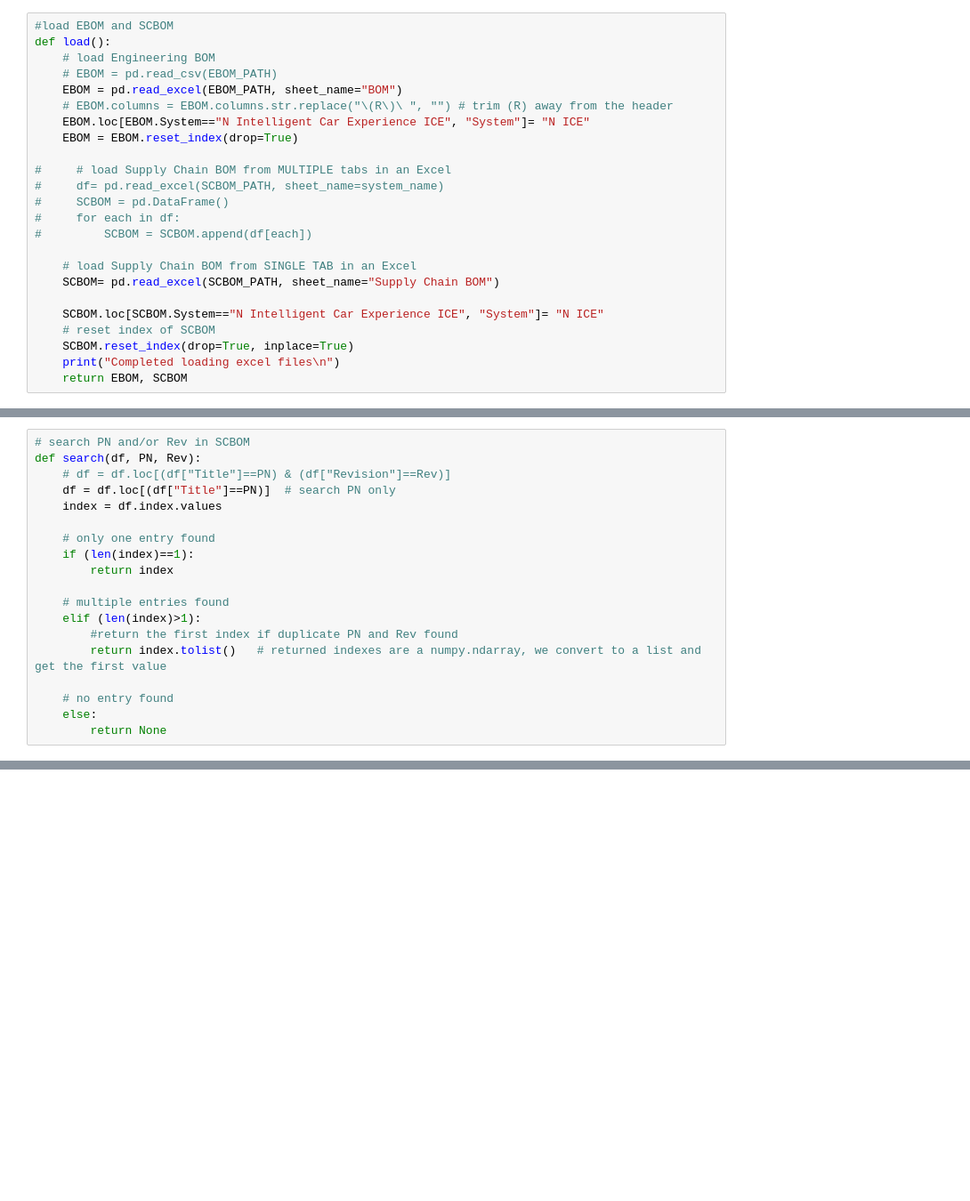
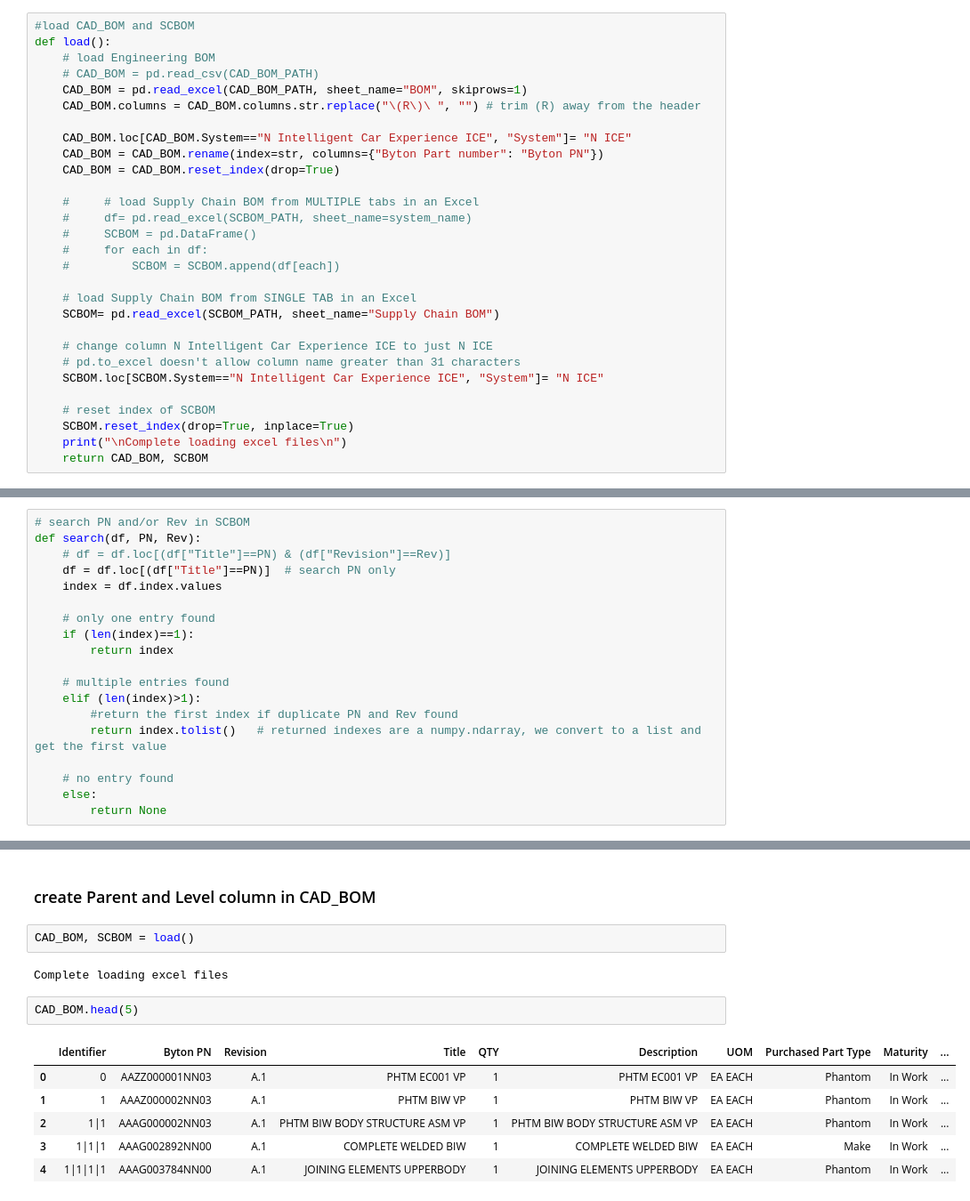
Before and after one commit to workingyifei/BOM_tool, a Jupyter notebook: update SCBOM.ipynb, the cells around one changed output, grey strips where cells are left out. Shown: that part at 89% size. Saved outputs shown, nothing was run; the diff lists cells and outputs as text; blank space fills up the shorter version.

```diff
--- a/update SCBOM.ipynb
+++ b/update SCBOM.ipynb
@@ -27,24 +10,29 @@ system_name = ["A BIW", "B Closures", "C Exterior", "D Interior", "E Chassis", "
 # %%
-#load EBOM and SCBOM
+#load CAD_BOM and SCBOM
 def load():
     # load Engineering BOM
-    # EBOM = pd.read_csv(EBOM_PATH)
-    EBOM = pd.read_excel(EBOM_PATH, sheet_name="BOM")
-    # EBOM.columns = EBOM.columns.str.replace("\(R\)\ ", "") # trim (R) away from the header
-    EBOM.loc[EBOM.System=="N Intelligent Car Experience ICE", "System"]= "N ICE"
-    EBOM = EBOM.reset_index(drop=True)
+    # CAD_BOM = pd.read_csv(CAD_BOM_PATH)
+    CAD_BOM = pd.read_excel(CAD_BOM_PATH, sheet_name="BOM", skiprows=1)
+    CAD_BOM.columns = CAD_BOM.columns.str.replace("\(R\)\ ", "") # trim (R) away from the header
 
-#     # load Supply Chain BOM from MULTIPLE tabs in an Excel
-#     df= pd.read_excel(SCBOM_PATH, sheet_name=system_name)
-#     SCBOM = pd.DataFrame()
-#     for each in df:
-#         SCBOM = SCBOM.append(df[each])
+    CAD_BOM.loc[CAD_BOM.System=="N Intelligent Car Experience ICE", "System"]= "N ICE"
+    CAD_BOM = CAD_BOM.rename(index=str, columns={"Byton Part number": "Byton PN"})
+    CAD_BOM = CAD_BOM.reset_index(drop=True)
+
+    #     # load Supply Chain BOM from MULTIPLE tabs in an Excel
+    #     df= pd.read_excel(SCBOM_PATH, sheet_name=system_name)
+    #     SCBOM = pd.DataFrame()
+    #     for each in df:
+    #         SCBOM = SCBOM.append(df[each])
 
     # load Supply Chain BOM from SINGLE TAB in an Excel
     SCBOM= pd.read_excel(SCBOM_PATH, sheet_name="Supply Chain BOM")
 
+    # change column N Intelligent Car Experience ICE to just N ICE
+    # pd.to_excel doesn't allow column name greater than 31 characters
     SCBOM.loc[SCBOM.System=="N Intelligent Car Experience ICE", "System"]= "N ICE"
+
     # reset index of SCBOM
     SCBOM.reset_index(drop=True, inplace=True)
-    print("Completed loading excel files\n")
-    return EBOM, SCBOM
+    print("\nComplete loading excel files\n")
+    return CAD_BOM, SCBOM
@@ -246,0 +225,15 @@ This script took--- 839.53 seconds ---
+# %% [markdown]
+### create Parent and Level column in CAD_BOM
+# %%
+CAD_BOM, SCBOM = load()
+# %% [output]
+Complete loading excel files
+# %%
+CAD_BOM.head(5)
+# %% [output]
+|  | Identifier | Byton PN | Revision | Title | QTY | Description | UOM | Purchased Part Type | Maturity | ... |
+| 0 | 0 | AAZZ000001NN03 | A.1 | PHTM EC001 VP | 1 | PHTM EC001 VP | EA EACH | Phantom | In Work | ... |
+| 1 | 1 | AAAZ000002NN03 | A.1 | PHTM BIW VP | 1 | PHTM BIW VP | EA EACH | Phantom | In Work | ... |
+| 2 | 1|1 | AAAG000002NN03 | A.1 | PHTM BIW BODY STRUCTURE ASM VP | 1 | PHTM BIW BODY STRUCTURE ASM VP | EA EACH | Phantom | In Work | ... |
+| 3 | 1|1|1 | AAAG002892NN00 | A.1 | COMPLETE WELDED BIW | 1 | COMPLETE WELDED BIW | EA EACH | Make | In Work | ... |
+| 4 | 1|1|1|1 | AAAG003784NN00 | A.1 | JOINING ELEMENTS UPPERBODY | 1 | JOINING ELEMENTS UPPERBODY | EA EACH | Phantom | In Work | ... |
```
Also changed, not shown: parts of 12 cells of this notebook, 1 other file.
